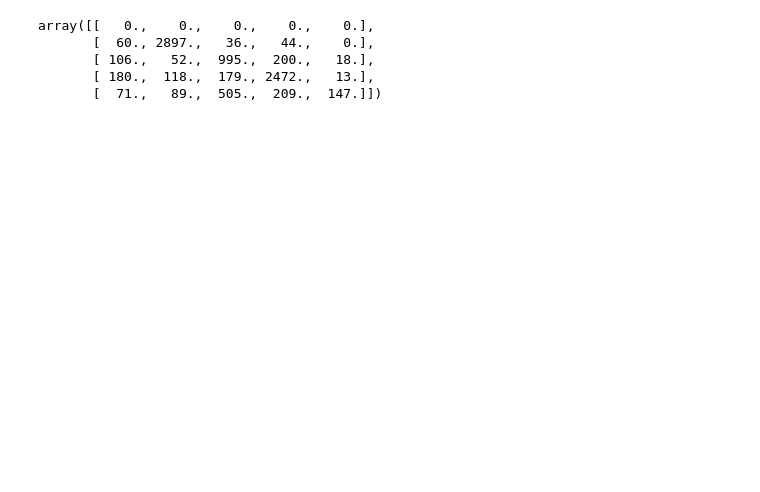
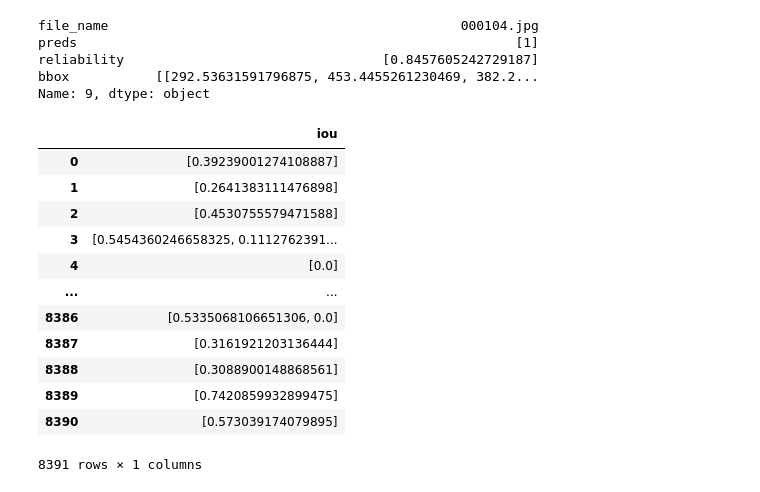
Before and after one commit to a5chin/AMED, a Jupyter notebook: notebook/confusion_matrix.ipynb, the cells around one changed output. Saved outputs shown, nothing was run; the diff lists cells and outputs as text; code cells hidden in the pictures; blank space fills up the shorter version.

```diff
--- a/notebook/confusion_matrix.ipynb
+++ b/notebook/confusion_matrix.ipynb
@@ -66,19 +70,38 @@ preds
-# %%
-heat = np.zeros((5, 5))
-
-for cat, pred, r in zip(data["category_id"], preds["preds"], preds["reliability"]):
-    if pred == 0:
-        heat[cat, pred] += 1
-    elif cat in pred:
-        heat[cat, cat] += 1
-    else:
-        arg = np.argmax(r)
-        heat[cat, pred[arg]] += 1
-
-heat
-# %% [output]
-array([[   0.,    0.,    0.,    0.,    0.],
-       [  60., 2897.,   36.,   44.,    0.],
-       [ 106.,   52.,  995.,  200.,   18.],
-       [ 180.,  118.,  179., 2472.,   13.],
-       [  71.,   89.,  505.,  209.,  147.]])
+# %%
+preds.iloc[9]
+# %% [output]
+file_name                                             000104.jpg
+preds                                                        [1]
+reliability                                 [0.8457605242729187]
+bbox           [[292.53631591796875, 453.4455261230469, 382.2...
+Name: 9, dtype: object
+# %%
+def calc_iou(pred: list, label: list) -> list:
+    x, y, w, h = label
+    if pred != [[]]:
+        pred, label = torch.Tensor(pred), torch.Tensor([[x, y, x + w, y + h]])
+        iou = box_iou(pred, label)
+    else:
+        iou = torch.Tensor([[0.]])
+    return iou.flatten().tolist()
+
+df_iou = {"iou": []}
+for i in range(len(preds)):
+    iou = calc_iou(preds.iloc[i]["bbox"], data.iloc[i]["bbox"])
+    df_iou["iou"].append(iou)
+df_iou = pd.DataFrame(df_iou)
+df_iou
+# %% [output]
+|  | iou |
+| 0 | [0.39239001274108887] |
+| 1 | [0.2641383111476898] |
+| 2 | [0.4530755579471588] |
+| 3 | [0.5454360246658325, 0.1112762391... |
+| 4 | [0.0] |
+| ... | ... |
+| 8386 | [0.5335068106651306, 0.0] |
+| 8387 | [0.3161921203136444] |
+| 8388 | [0.3088900148868561] |
+| 8389 | [0.7420859932899475] |
+| 8390 | [0.573039174079895] |
+8391 rows × 1 columns
```
Also changed, not shown: parts of 15 cells of this notebook.
